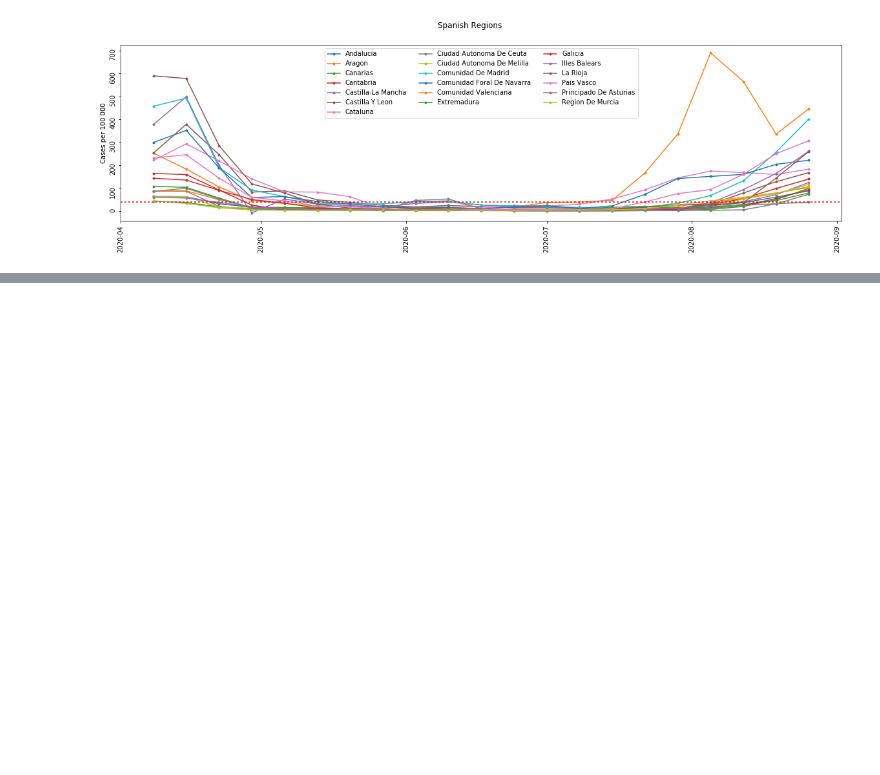
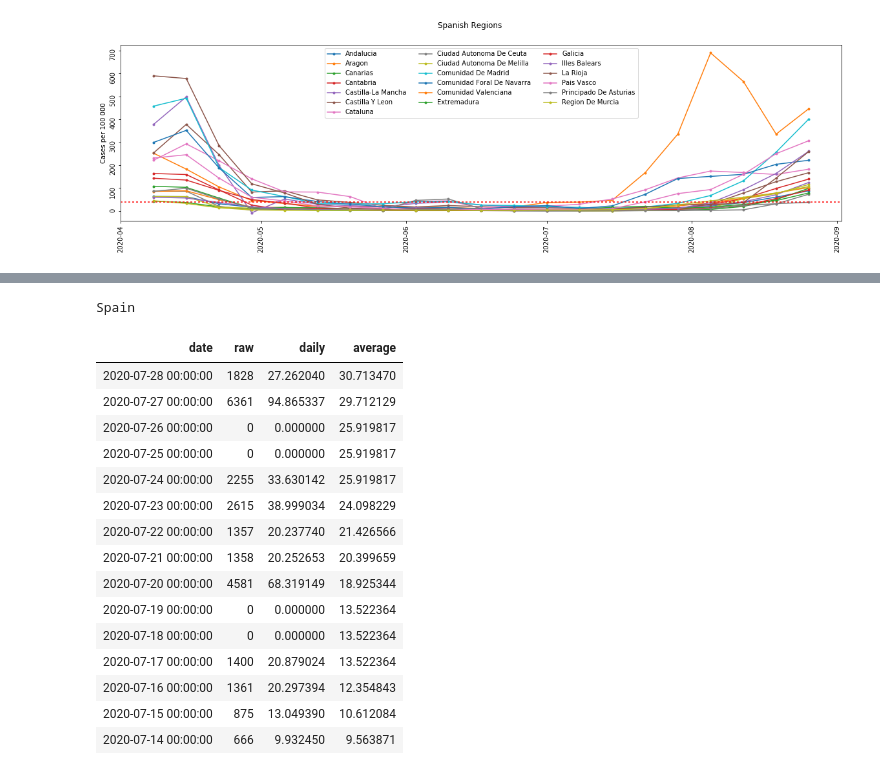
Before and after one commit to gowen100/Public-Code, a Jupyter notebook: ECDC_Covid_Data_and_Graphs.ipynb, the cells around one changed output, grey strips where cells are left out. Saved outputs shown, nothing was run; the diff lists cells and outputs as text; code cells hidden in the pictures; blank space fills up the shorter version.

```diff
--- a/ECDC_Covid_Data_and_Graphs.ipynb
+++ b/ECDC_Covid_Data_and_Graphs.ipynb
@@ -196,0 +238,28 @@ for country in ["Portugal"]:
+# %%
+country='Spain'
+
+print(country)
+table =pd.DataFrame([])
+table["date"] =data_raw[data_raw['countriesAndTerritories']==country]['dateRep']
+table["raw"] =data_raw[data_raw['countriesAndTerritories']==country]['cases']
+table["daily"] =data_raw[data_raw['countriesAndTerritories']==country]['cases']/data_raw[data_raw['countriesAndTerritories']==country][:days_back ]['popData2019']*700000
+table["average"] = table["daily"].rolling(7).mean().shift(-6)
+display(table[35:50].style.hide_index())
+# %% [output]
+Spain
+| date | raw | daily | average |
+| 2020-07-28 00:00:00 | 1828 | 27.262040 | 30.713470 |
+| 2020-07-27 00:00:00 | 6361 | 94.865337 | 29.712129 |
+| 2020-07-26 00:00:00 | 0 | 0.000000 | 25.919817 |
+| 2020-07-25 00:00:00 | 0 | 0.000000 | 25.919817 |
+| 2020-07-24 00:00:00 | 2255 | 33.630142 | 25.919817 |
+| 2020-07-23 00:00:00 | 2615 | 38.999034 | 24.098229 |
+| 2020-07-22 00:00:00 | 1357 | 20.237740 | 21.426566 |
+| 2020-07-21 00:00:00 | 1358 | 20.252653 | 20.399659 |
+| 2020-07-20 00:00:00 | 4581 | 68.319149 | 18.925344 |
+| 2020-07-19 00:00:00 | 0 | 0.000000 | 13.522364 |
+| 2020-07-18 00:00:00 | 0 | 0.000000 | 13.522364 |
+| 2020-07-17 00:00:00 | 1400 | 20.879024 | 13.522364 |
+| 2020-07-16 00:00:00 | 1361 | 20.297394 | 12.354843 |
+| 2020-07-15 00:00:00 | 875 | 13.049390 | 10.612084 |
+| 2020-07-14 00:00:00 | 666 | 9.932450 | 9.563871 |
```
Also changed, not shown: parts of 8 cells of this notebook, 1 other file.
